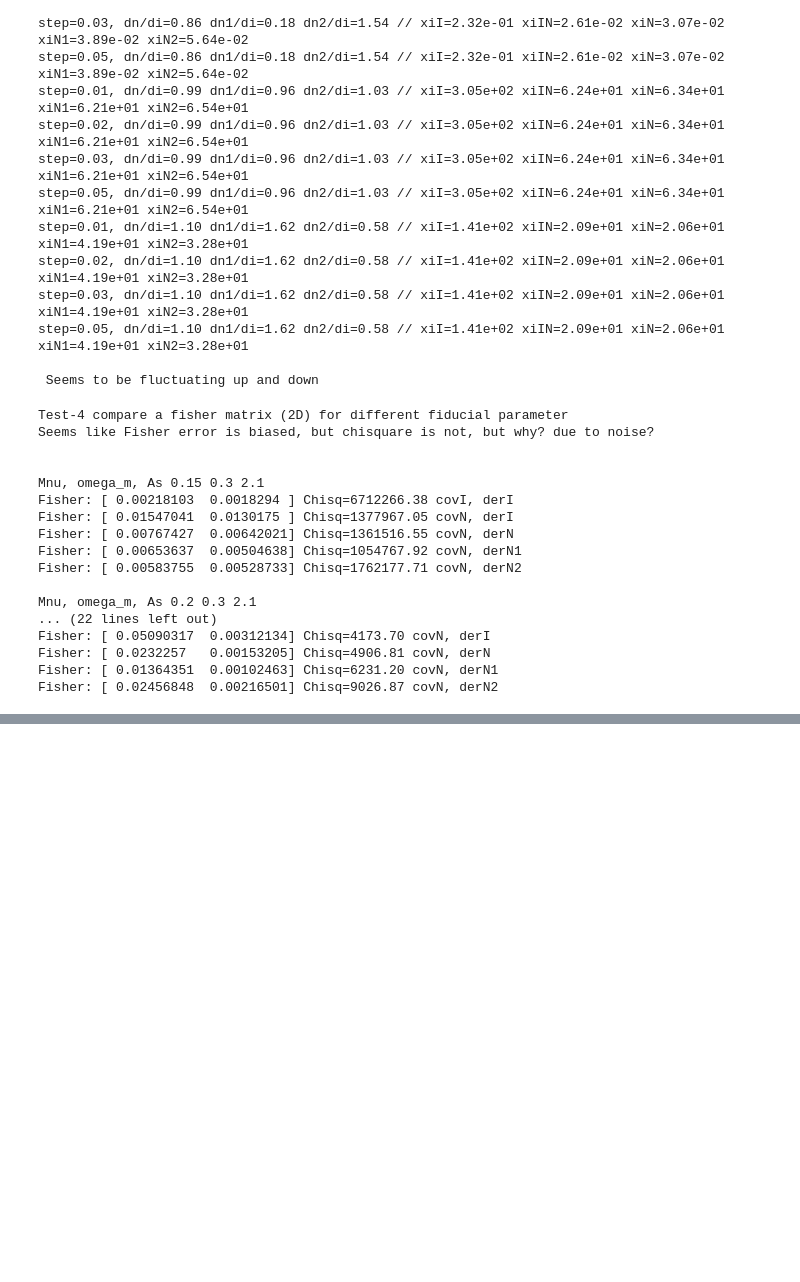
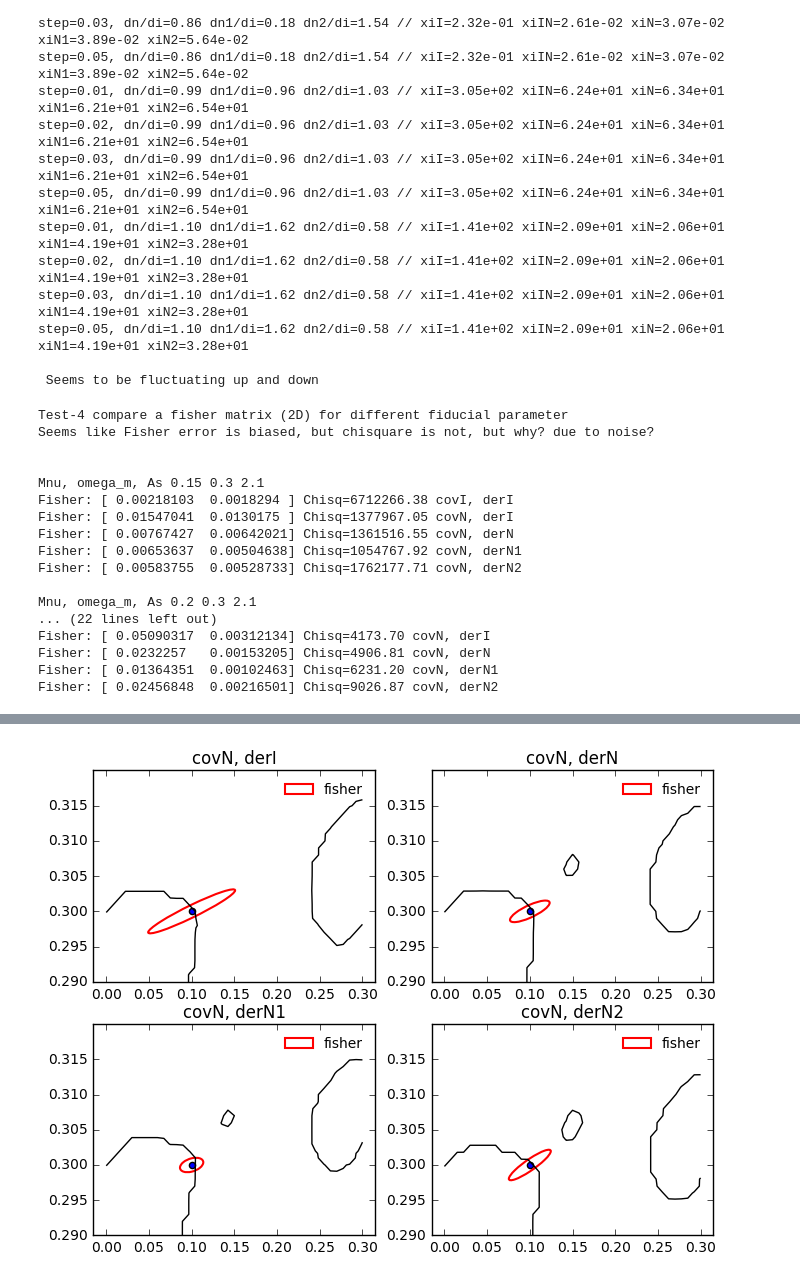
Before and after one commit to liuxx479/PDFs, a Jupyter notebook: test_avg.ipynb, the cells around one changed output, grey strips where cells are left out. Drawn from its saved outputs; the diff is of its cells as text; code cells hidden in the pictures; blank space fills up the shorter version.

Commit message:
interpolate chisq directly, doesnt seem to work

```diff
--- a/test_avg.ipynb
+++ b/test_avg.ipynb
@@ -384,0 +389,66 @@ for ifunc in ('multiquadric', 'inverse','gaussian','linear','cubic','quintic','t
+# %%
+############ how about interpolate the chisquare instead: ok forget about this, too noisy
+
+from scipy import interpolate
+
+Na, Nb = 41,51
+Mnu_arr = linspace(0.0, 0.3, Na)
+Om_arr = linspace(0.28, 0.33, Nb)
+
+p0, p1, p2 = params.T
+
+chiplans = zeros((5,Na,Nb))
+chi_arr = zeros( (5,101))
+for j in range(101):
+    diffi = ps_alli[j] - ps_alli[1]
+    diffn = ps_all[j] - ps_all[1]
+    diffn1 = ps_first[j] - ps_first[1]
+    diffn2 = ps_secon[j] - ps_secon[1]
+    chi_arr [0,j] = float(mat(diffi)*covI*mat(diffi).T)
+    chi_arr [1,j] = float(mat(diffi)*covN*mat(diffi).T)
+    chi_arr [2,j] = float(mat(diffn)*covN*mat(diffn).T)
+    chi_arr [3,j] = float(mat(diffn1)*covN*mat(diffn1).T)
+    chi_arr [4,j] = float(mat(diffn2)*covN*mat(diffn2).T)
+
+chii_interp = interpolate.Rbf(p0, p1, p2, chi_arr [0])
+chini_interp = interpolate.Rbf(p0, p1, p2, chi_arr [1])
+chin_interp = interpolate.Rbf(p0, p1, p2, chi_arr [2])
+chin1_interp = interpolate.Rbf(p0, p1, p2, chi_arr [3])
+chin2_interp = interpolate.Rbf(p0, p1, p2, chi_arr [4])
+
+for iNa in range(Na):
+    for iNb in range(Nb):
+        chiplans[0, iNa, iNb] = chii_interp(Mnu_arr[iNa], Om_arr[iNb], 2.1)
+        chiplans[1, iNa, iNb] = chini_interp(Mnu_arr[iNa], Om_arr[iNb], 2.1)
+        chiplans[2, iNa, iNb] = chin_interp(Mnu_arr[iNa], Om_arr[iNb], 2.1)
+        chiplans[3, iNa, iNb] = chin1_interp(Mnu_arr[iNa], Om_arr[iNb], 2.1)
+        chiplans[4, iNa, iNb] = chin2_interp(Mnu_arr[iNa], Om_arr[iNb], 2.1)
+
+chiplans[chiplans<0]=0
+############# plotting
+labels = ['covN, derI','covN, derN','covN, derN1','covN, derN2']
+seed(55)
+
+f, ((ax1,ax2),(ax3,ax4))  = subplots(2,2,figsize=(8,6))
+
+i=1
+for ax in (ax1,ax2,ax3,ax4):
+    icolor='k'
+
+    ichi = chiplans[i]
+
+    ip = exp(-0.5*ichi).T
+    iF = Flist[i][0]
+    il = sort(WLanalysis.findlevel(ip))
+    ax.contour(X, Y, ip,levels=[il[0],], origin='lower',aspect='auto',
+               interpolation='nearest',colors=icolor,label=labels[i-1],lw=0.5)
+
+    plotEllipse([0.1, 0.3], mat(iF).I, 'r','solid','fisher',ax)
+    ax.scatter(0.1, 0.3)
+    ax.set_ylim(0.29, 0.32)
+    ax.legend(fontsize=10, frameon=0, loc=0)
+    ax.set_title(labels[i-1])
+    i+=1
+show()
+# %% [output]
+[figure, added]
```
Also changed, not shown: parts of 3 cells of this notebook.
